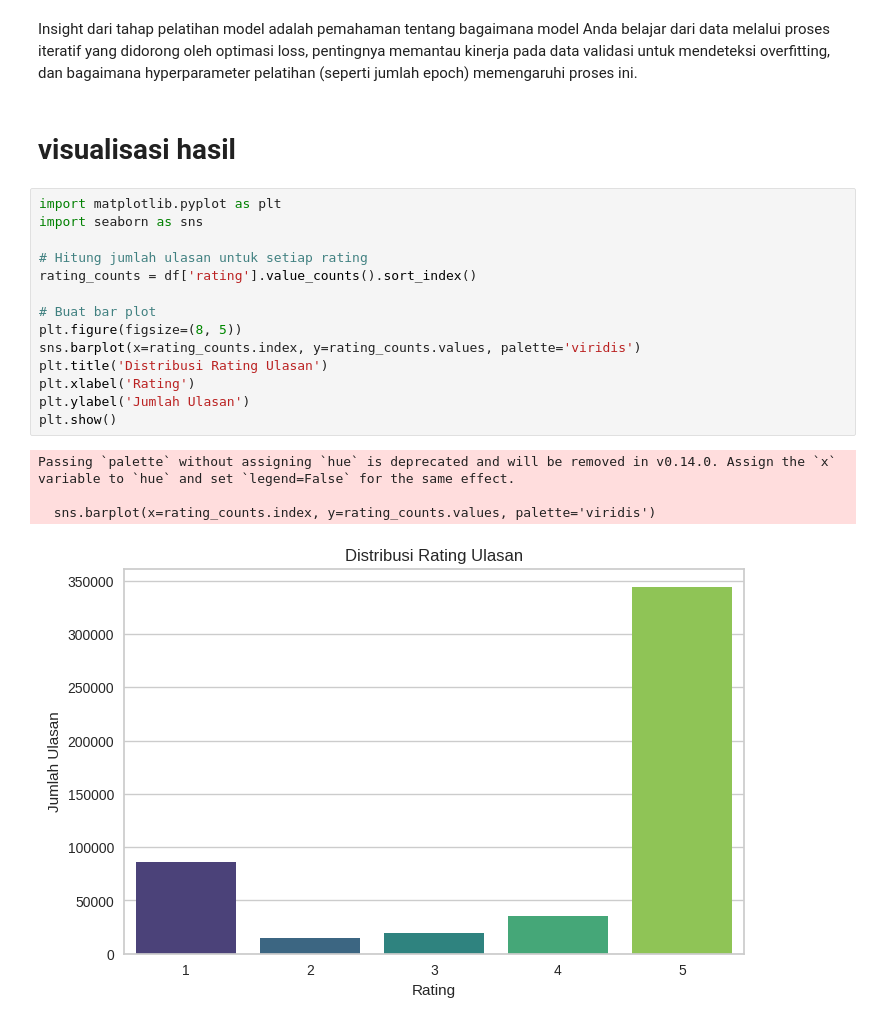
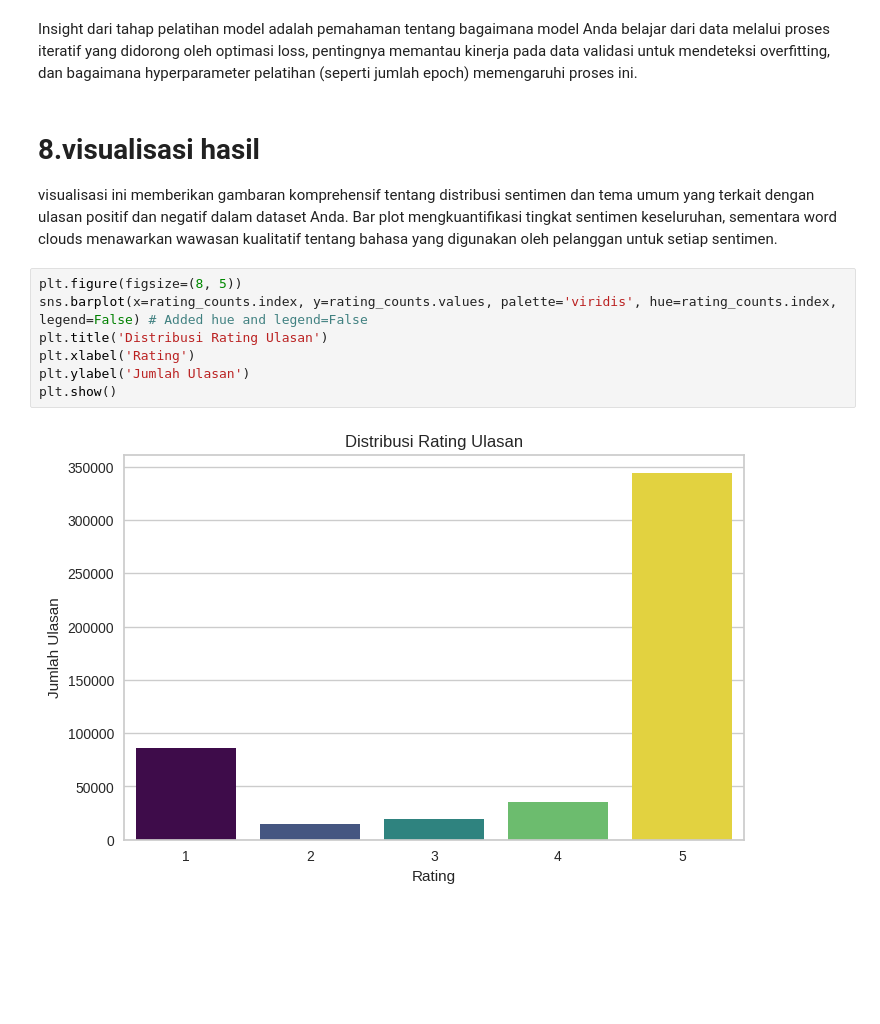
Before and after one commit to Mutasar/Proyek_Analisis_Sentimen, a Jupyter notebook: Analisa_Sentimen_Ulasan_Aplikasi_Tokopedia_di_Playstore.ipynb, the cells around one changed output. Cells and saved outputs as stored; diff of their text form; blank space fills up the shorter version.

```diff
--- a/Analisa_Sentimen_Ulasan_Aplikasi_Tokopedia_di_Playstore.ipynb
+++ b/Analisa_Sentimen_Ulasan_Aplikasi_Tokopedia_di_Playstore.ipynb
@@ -550,24 +618,16 @@ y_pred_dl = (y_pred_dl > 0.5).astype(int) # Convert probabilities to class label
 # %% [markdown]
 
 Insight dari tahap pelatihan model adalah pemahaman tentang bagaimana model Anda belajar dari data melalui proses iteratif yang didorong oleh optimasi loss, pentingnya memantau kinerja pada data validasi untuk mendeteksi overfitting, dan bagaimana hyperparameter pelatihan (seperti jumlah epoch) memengaruhi proses ini.
-# %% [markdown]
-# visualisasi hasil
+# %% [markdown]
+# 8.visualisasi hasil
+
+visualisasi ini memberikan gambaran komprehensif tentang distribusi sentimen dan tema umum yang terkait dengan ulasan positif dan negatif dalam dataset Anda. Bar plot mengkuantifikasi tingkat sentimen keseluruhan, sementara word clouds menawarkan wawasan kualitatif tentang bahasa yang digunakan oleh pelanggan untuk setiap sentimen.
 # %%
-import matplotlib.pyplot as plt
-import seaborn as sns
-
-# Hitung jumlah ulasan untuk setiap rating
-rating_counts = df['rating'].value_counts().sort_index()
-
-# Buat bar plot
 plt.figure(figsize=(8, 5))
-sns.barplot(x=rating_counts.index, y=rating_counts.values, palette='viridis')
+sns.barplot(x=rating_counts.index, y=rating_counts.values, palette='viridis', hue=rating_counts.index, legend=False) # Added hue and legend=False
 plt.title('Distribusi Rating Ulasan')
 plt.xlabel('Rating')
 plt.ylabel('Jumlah Ulasan')
 plt.show()
 # %% [output]
-Passing `palette` without assigning `hue` is deprecated and will be removed in v0.14.0. Assign the `x` variable to `hue` and set `legend=False` for the same effect.
-
-  sns.barplot(x=rating_counts.index, y=rating_counts.values, palette='viridis')
-[figure, old version]
+[figure, new version]
```
Also changed, not shown: parts of 36 cells of this notebook.
